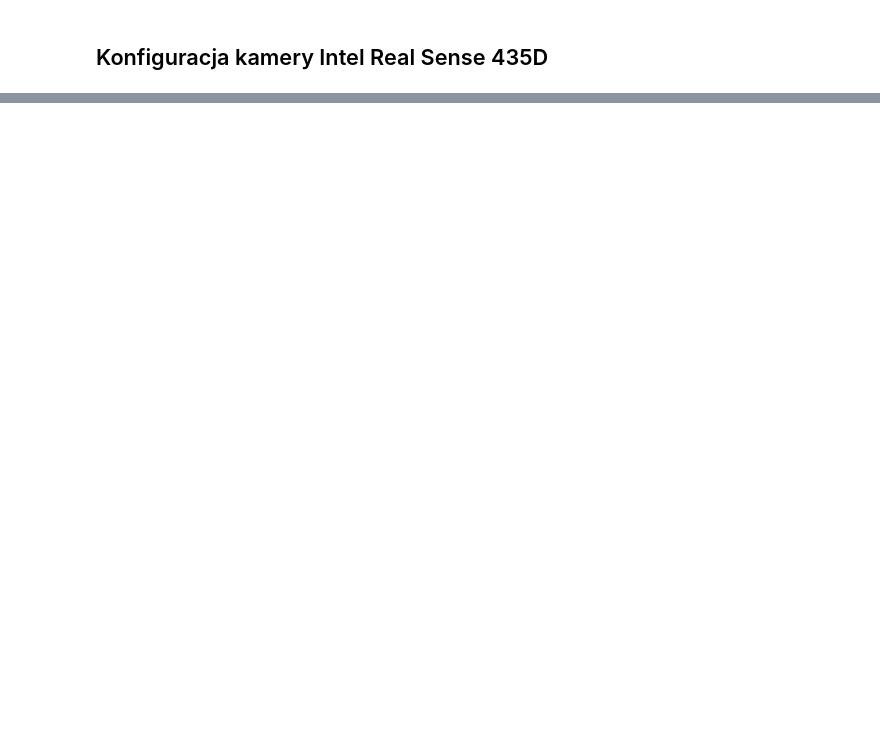
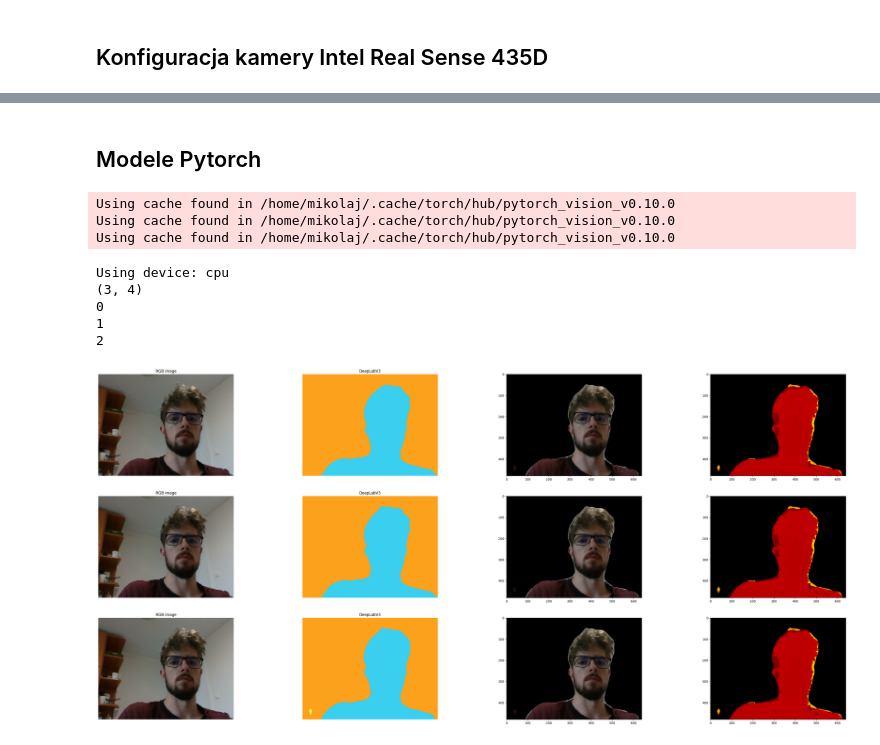
Before and after one commit to Morpheus1024/thesis, a Jupyter notebook: notebook.ipynb, the cells around one changed output, grey strips where cells are left out. Cells and saved outputs as stored; diff of their text form; code cells hidden in the pictures; blank space fills up the shorter version.

```diff
--- a/notebook.ipynb
+++ b/notebook.ipynb
@@ -200,0 +154,80 @@ segmentacja
+# %% [markdown]
+## Modele  Pytorch
+# %%
+import torch
+from torchvision import transforms
+
+models_torch = []
+
+models_torch.append(torch.hub.load('pytorch/vision:v0.10.0', 'deeplabv3_resnet101', pretrained=True))
+models_torch.append(torch.hub.load('pytorch/vision:v0.10.0', 'deeplabv3_resnet50', pretrained=True))
+models_torch.append(torch.hub.load('pytorch/vision:v0.10.0', 'deeplabv3_mobilenet_v3_large', pretrained=True))
+
+
+
+device = 'cuda' if torch.cuda.is_available() else 'cpu'
+print(f'Using device: {device}')
+
+for model in models_torch:
+    model.to(device)
+    model.eval()
+
+#MARK: Segmentacja semantyczna
+preprocess = transforms.Compose([
+    transforms.ToTensor(),
+    transforms.Normalize(mean=[0.485, 0.456, 0.406], std=[0.229, 0.224, 0.225]),
+])
+
+color_image_tensor = preprocess(color_image)
+color_image_tensor = color_image_tensor.unsqueeze(0)
+
+colormap = np.random.randint(0,255,size = (150,3), dtype = np.uint8)
+segmented_images_by_torch = []
+for model in models_torch:
+    with torch.no_grad():
+        output = model(color_image_tensor)
+        output = output['out'][0]
+        output_predictions = output.argmax(0)
+    output_predictions = output_predictions.byte().cpu().numpy()
+
+    segmented_image = colormap[output_predictions%len(colormap)]
+    segmented_image = cv2.cvtColor(segmented_image.astype(np.uint8), cv2.COLOR_RGB2BGR)
+    segmented_images_by_torch.append(segmented_image)
+
+
+output_greed_size = (int(len(segmented_images_by_torch)),4)
+print(output_greed_size)
+
+plt.figure(figsize=(output_greed_size[0]*15, output_greed_size[1]*5))
+
+for i in range(output_greed_size[0]):
+    print(i)
+    plt.subplot(output_greed_size[0], output_greed_size[1], 4*i+1)
+    plt.imshow(color_image)
+    plt.title('RGB image')
+    plt.axis('off')
+    plt.subplot(output_greed_size[0], output_greed_size[1], 4*i+2)
+    plt.imshow(segmented_images_by_torch[i])
+    plt.title(f'{models_torch[i].__class__.__name__}')
+    plt.axis('off')
+
+    masked_image = cv2.bitwise_and(color_image, color_image, mask = output_predictions.astype(np.uint8))
+    plt.subplot(output_greed_size[0], output_greed_size[1], 4*i+3)
+    plt.imshow(masked_image)
+
+    masked_deapth = cv2.bitwise_and(depth_colormap, depth_colormap, mask = output_predictions.astype(np.uint8))
+    plt.subplot(output_greed_size[0], output_greed_size[1], 4*i+4)
+    plt.imshow(masked_deapth)
+
+
+plt.show()
+# %% [output]
+Using cache found in /home/mikolaj/.cache/torch/hub/pytorch_vision_v0.10.0
+Using cache found in /home/mikolaj/.cache/torch/hub/pytorch_vision_v0.10.0
+Using cache found in /home/mikolaj/.cache/torch/hub/pytorch_vision_v0.10.0
+Using device: cpu
+(3, 4)
+0
+1
+2
+[figure, added]
```
Also changed, not shown: parts of 7 cells of this notebook, 3 other files.
